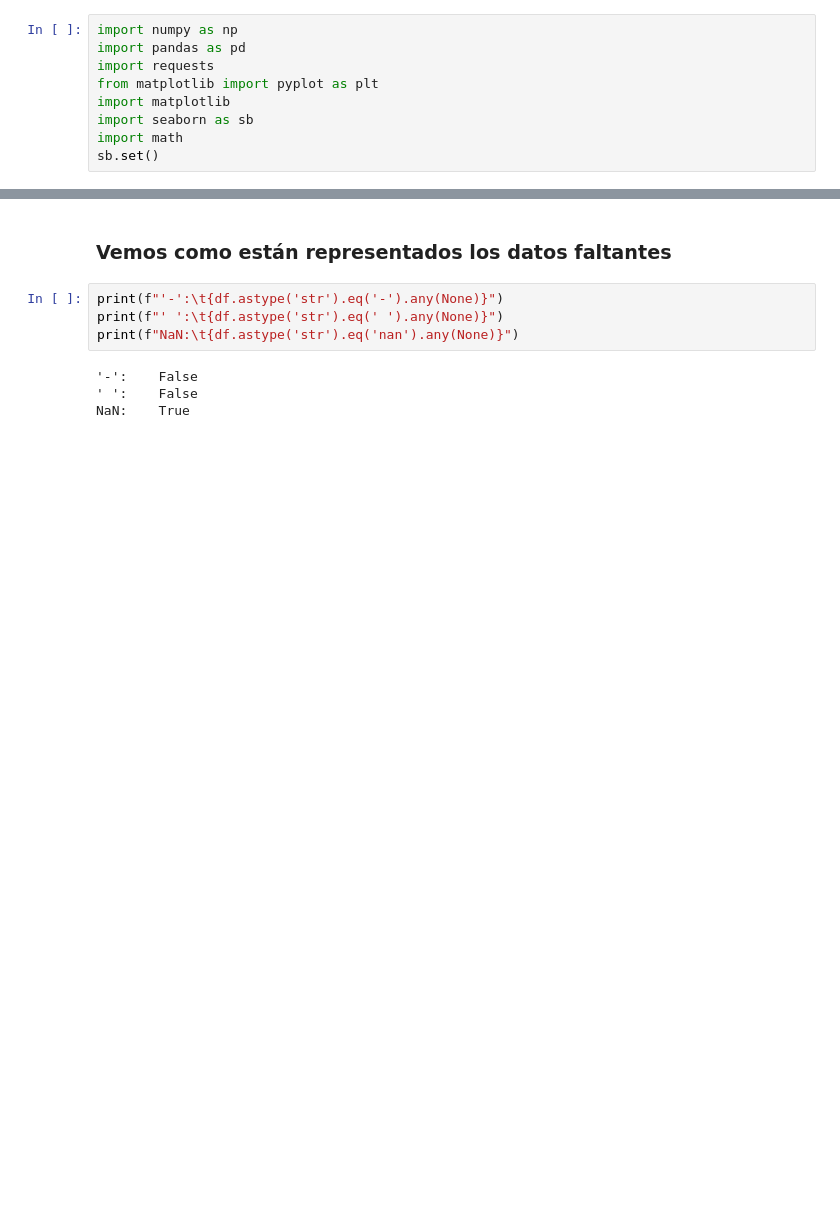
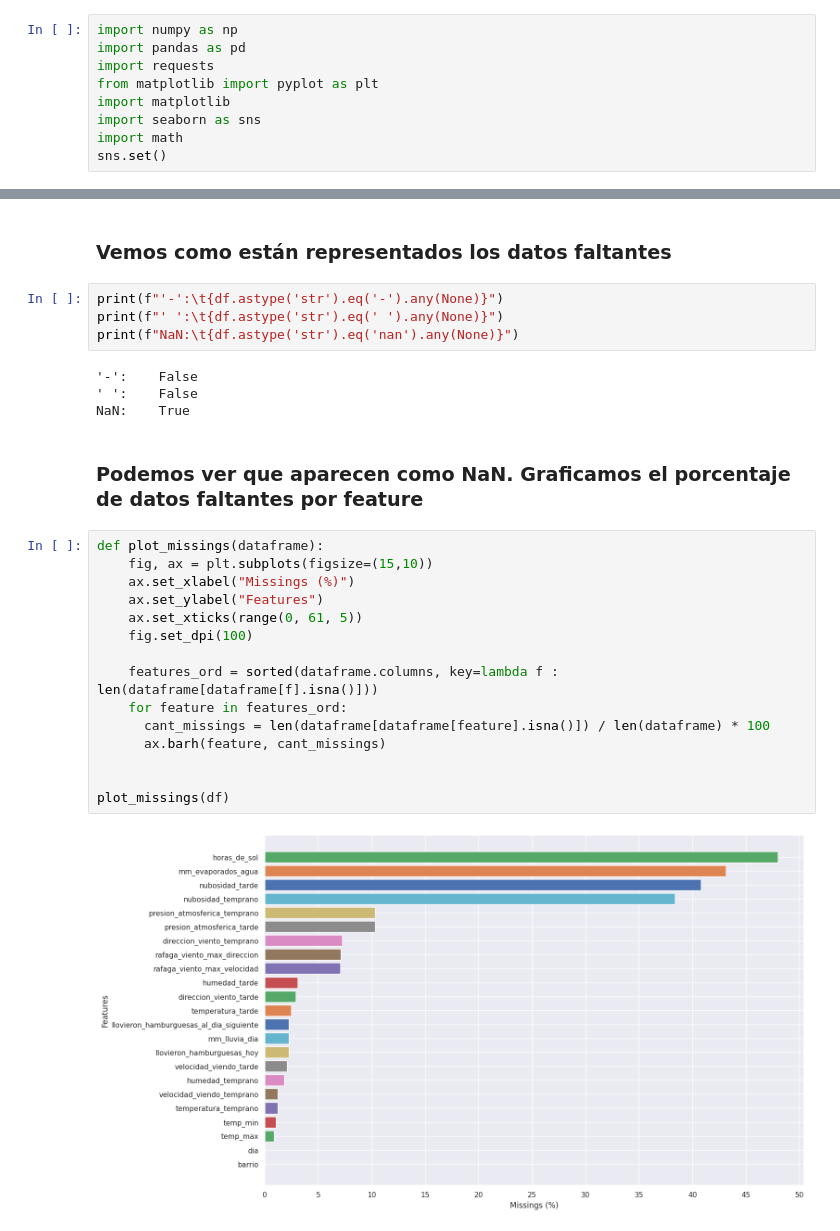
Before and after one commit to fdelu/orga-de-datos, a Jupyter notebook: TP1.ipynb, the cells around one changed output, grey strips where cells are left out. Drawn from its saved outputs; the diff is of its cells as text; blank space fills up the shorter version.

```diff
--- a/TP1.ipynb
+++ b/TP1.ipynb
@@ -4,9 +4,9 @@ import pandas as pd
 import requests
 from matplotlib import pyplot as plt
 import matplotlib
-import seaborn as sb
+import seaborn as sns
 import math
-sb.set()
+sns.set()
 # %%
 with requests.get(
     "https://docs.google.com/spreadsheets/d/1wduqo5WyYmCpaGnE81sLNGU0VSodIekMfpmEwU0fGqs/export?format=csv"
@@ -84,3 +87,22 @@ print(f"NaN:\t{df.astype('str').eq('nan').any(None)}")
 '-':    False
 ' ':    False
 NaN:    True
+# %% [markdown]
+### Podemos ver que aparecen como NaN. Graficamos el porcentaje de datos faltantes por feature
+# %%
+def plot_missings(dataframe):
+    fig, ax = plt.subplots(figsize=(15,10))
+    ax.set_xlabel("Missings (%)")
+    ax.set_ylabel("Features")
+    ax.set_xticks(range(0, 61, 5))
+    fig.set_dpi(100)
+
+    features_ord = sorted(dataframe.columns, key=lambda f : len(dataframe[dataframe[f].isna()]))
+    for feature in features_ord:
+      cant_missings = len(dataframe[dataframe[feature].isna()]) / len(dataframe) * 100
+      ax.barh(feature, cant_missings)
+
+
+plot_missings(df)
+# %% [output]
+[figure, added]
```
Also changed, not shown: parts of 16 cells of this notebook.
